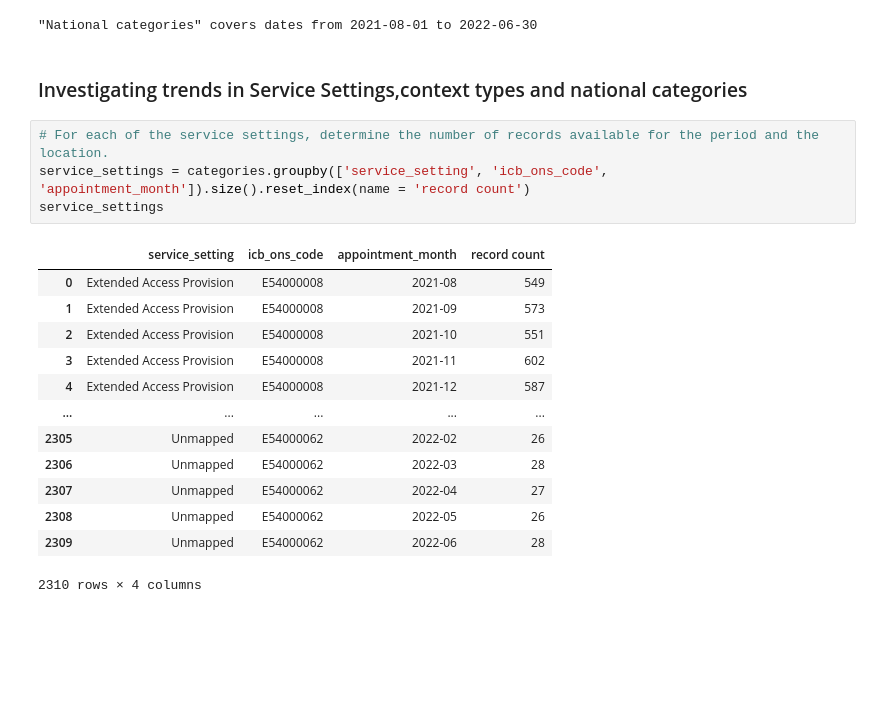
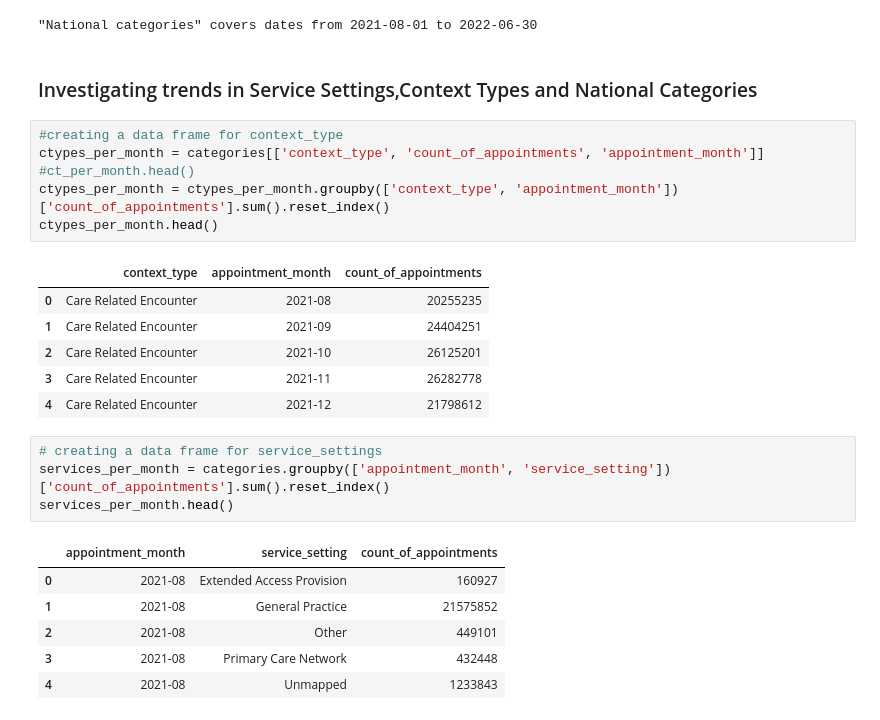
Before and after one commit to DimaBrikach/NHS_Assignment, a Jupyter notebook: Dzmitry_Brykach_DA201_Assignment.ipynb, the cells around one changed output. Cells and saved outputs as stored; diff of their text form; blank space fills up the shorter version.

```diff
--- a/Dzmitry_Brykach_DA201_Assignment.ipynb
+++ b/Dzmitry_Brykach_DA201_Assignment.ipynb
@@ -352,22 +356,28 @@ print(f'"National categories" covers dates from {categories['appointment_date'].
 # %% [output]
 "National categories" covers dates from 2021-08-01 to 2022-06-30
 # %% [markdown]
-### Investigating trends in Service Settings,context types and national categories
+### Investigating trends in Service Settings,Context Types and National Categories
-# %%
-# For each of the service settings, determine the number of records available for the period and the location.
-service_settings = categories.groupby(['service_setting', 'icb_ons_code', 'appointment_month']).size().reset_index(name = 'record count')
-service_settings
-# %% [output]
-|  | service_setting | icb_ons_code | appointment_month | record count |
-| 0 | Extended Access Provision | E54000008 | 2021-08 | 549 |
-| 1 | Extended Access Provision | E54000008 | 2021-09 | 573 |
-| 2 | Extended Access Provision | E54000008 | 2021-10 | 551 |
-| 3 | Extended Access Provision | E54000008 | 2021-11 | 602 |
-| 4 | Extended Access Provision | E54000008 | 2021-12 | 587 |
-| ... | ... | ... | ... | ... |
-| 2305 | Unmapped | E54000062 | 2022-02 | 26 |
-| 2306 | Unmapped | E54000062 | 2022-03 | 28 |
-| 2307 | Unmapped | E54000062 | 2022-04 | 27 |
-| 2308 | Unmapped | E54000062 | 2022-05 | 26 |
-| 2309 | Unmapped | E54000062 | 2022-06 | 28 |
-2310 rows × 4 columns
+# %%
+#creating a data frame for context_type
+ctypes_per_month = categories[['context_type', 'count_of_appointments', 'appointment_month']]
+#ct_per_month.head()
+ctypes_per_month = ctypes_per_month.groupby(['context_type', 'appointment_month'])['count_of_appointments'].sum().reset_index()
+ctypes_per_month.head()
+# %% [output]
+|  | context_type | appointment_month | count_of_appointments |
+| 0 | Care Related Encounter | 2021-08 | 20255235 |
+| 1 | Care Related Encounter | 2021-09 | 24404251 |
+| 2 | Care Related Encounter | 2021-10 | 26125201 |
+| 3 | Care Related Encounter | 2021-11 | 26282778 |
+| 4 | Care Related Encounter | 2021-12 | 21798612 |
+# %%
+# creating a data frame for service_settings
+services_per_month = categories.groupby(['appointment_month', 'service_setting'])['count_of_appointments'].sum().reset_index()
+services_per_month.head()
+# %% [output]
+|  | appointment_month | service_setting | count_of_appointments |
+| 0 | 2021-08 | Extended Access Provision | 160927 |
+| 1 | 2021-08 | General Practice | 21575852 |
+| 2 | 2021-08 | Other | 449101 |
+| 3 | 2021-08 | Primary Care Network | 432448 |
+| 4 | 2021-08 | Unmapped | 1233843 |
```
Also changed, not shown: parts of 8 cells of this notebook.
